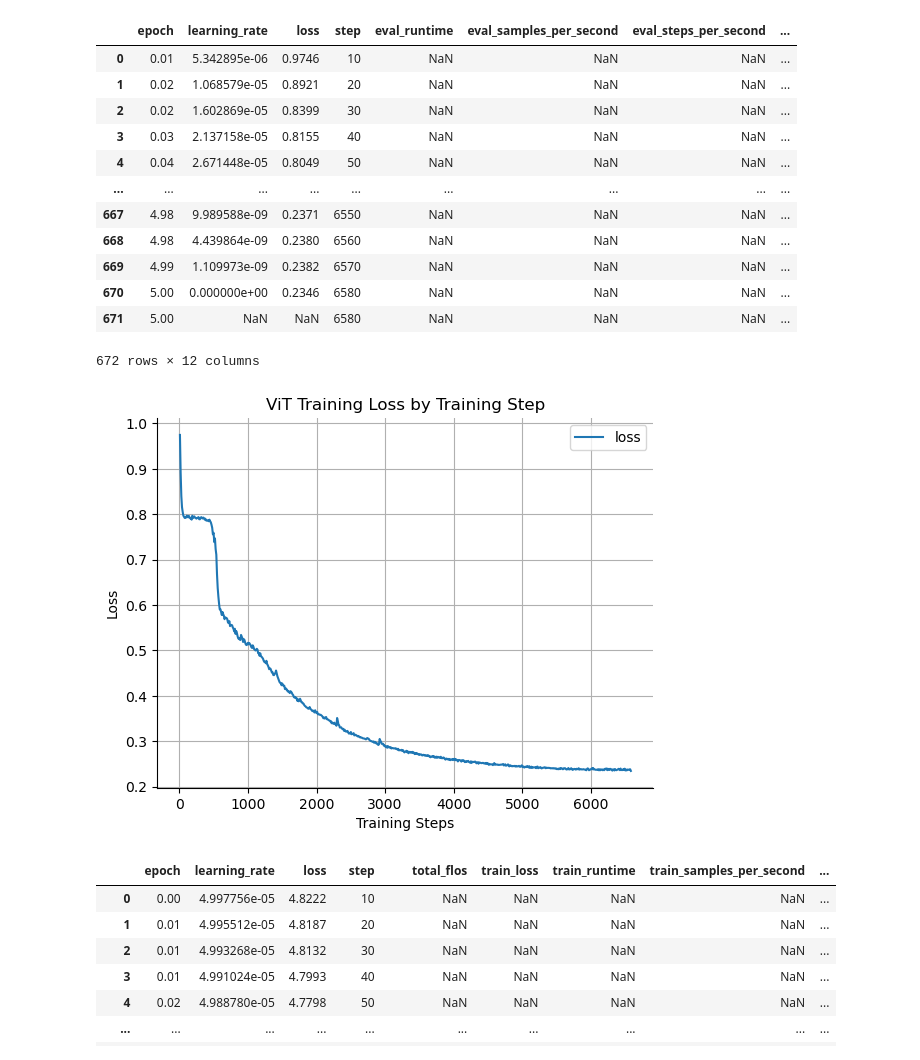
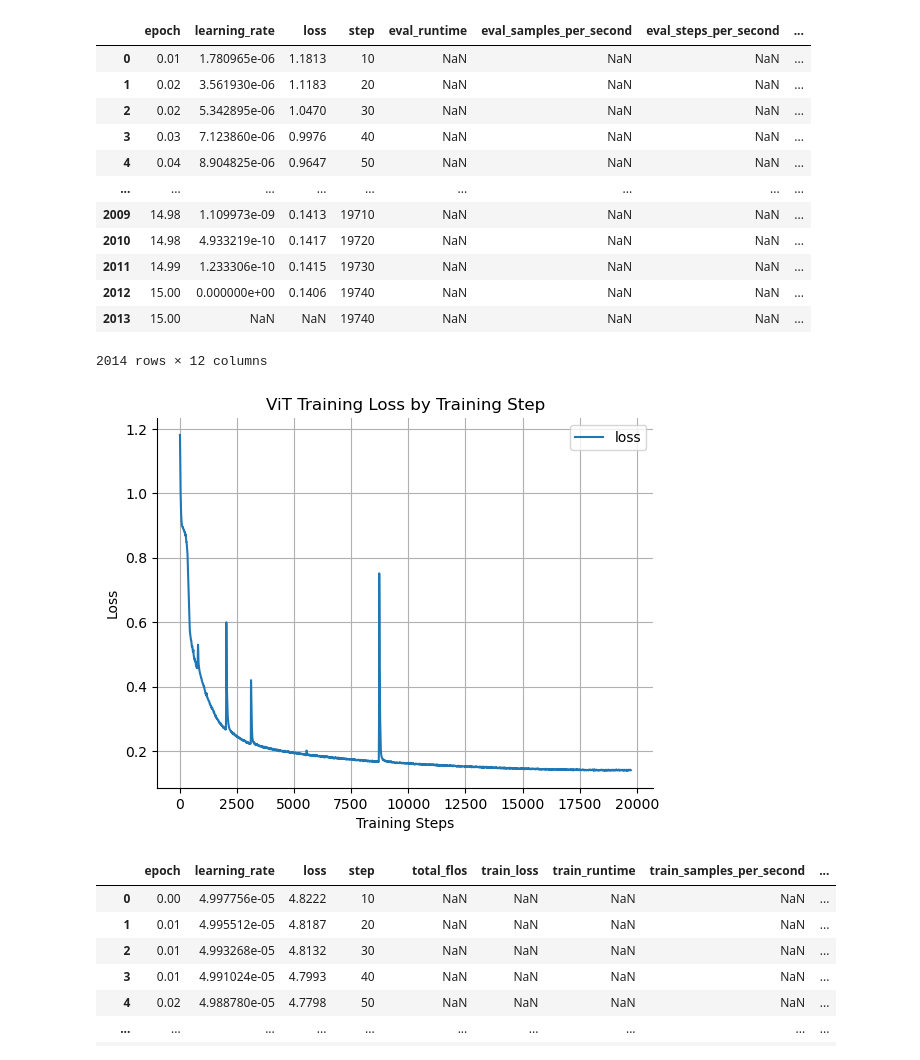
Before and after one commit to jamorr/football2text, a Jupyter notebook: testing/plot_loss.ipynb, the cells around one changed output. Cells and saved outputs as stored; diff of their text form; code cells hidden in the pictures.

```diff
--- a/testing/plot_loss.ipynb
+++ b/testing/plot_loss.ipynb
@@ -18,22 +18,22 @@ def plot_loss(loss_path:str|pathlib.Path, title:str, include:tuple[str, ...]=("l
     plt.ylabel("Loss")
     plt.grid()
 # %%
-plot_loss("/media/jj_data/models/ViT/5/trainer_state.json", "ViT Training Loss by Training Step", ("loss",))
+plot_loss("/media/jj_data/models/ViT/fixed_params/trainer_state.json", "ViT Training Loss by Training Step", ("loss",))
 # %% [output]
 |  | epoch | learning_rate | loss | step | eval_runtime | eval_samples_per_second | eval_steps_per_second | ... |
-| 0 | 0.01 | 5.342895e-06 | 0.9746 | 10 | NaN | NaN | NaN | ... |
-| 1 | 0.02 | 1.068579e-05 | 0.8921 | 20 | NaN | NaN | NaN | ... |
-| 2 | 0.02 | 1.602869e-05 | 0.8399 | 30 | NaN | NaN | NaN | ... |
-| 3 | 0.03 | 2.137158e-05 | 0.8155 | 40 | NaN | NaN | NaN | ... |
-| 4 | 0.04 | 2.671448e-05 | 0.8049 | 50 | NaN | NaN | NaN | ... |
+| 0 | 0.01 | 1.780965e-06 | 1.1813 | 10 | NaN | NaN | NaN | ... |
+| 1 | 0.02 | 3.561930e-06 | 1.1183 | 20 | NaN | NaN | NaN | ... |
+| 2 | 0.02 | 5.342895e-06 | 1.0470 | 30 | NaN | NaN | NaN | ... |
+| 3 | 0.03 | 7.123860e-06 | 0.9976 | 40 | NaN | NaN | NaN | ... |
+| 4 | 0.04 | 8.904825e-06 | 0.9647 | 50 | NaN | NaN | NaN | ... |
 | ... | ... | ... | ... | ... | ... | ... | ... | ... |
-| 667 | 4.98 | 9.989588e-09 | 0.2371 | 6550 | NaN | NaN | NaN | ... |
-| 668 | 4.98 | 4.439864e-09 | 0.2380 | 6560 | NaN | NaN | NaN | ... |
-| 669 | 4.99 | 1.109973e-09 | 0.2382 | 6570 | NaN | NaN | NaN | ... |
-| 670 | 5.00 | 0.000000e+00 | 0.2346 | 6580 | NaN | NaN | NaN | ... |
-| 671 | 5.00 | NaN | NaN | 6580 | NaN | NaN | NaN | ... |
+| 2009 | 14.98 | 1.109973e-09 | 0.1413 | 19710 | NaN | NaN | NaN | ... |
+| 2010 | 14.98 | 4.933219e-10 | 0.1417 | 19720 | NaN | NaN | NaN | ... |
+| 2011 | 14.99 | 1.233306e-10 | 0.1415 | 19730 | NaN | NaN | NaN | ... |
+| 2012 | 15.00 | 0.000000e+00 | 0.1406 | 19740 | NaN | NaN | NaN | ... |
+| 2013 | 15.00 | NaN | NaN | 19740 | NaN | NaN | NaN | ... |
-672 rows × 12 columns
+2014 rows × 12 columns
-[figure, old version]
+[figure, new version]
 # %%
 clip_train_loss_path = "/media/jj_data/models/CLIP/3/trainer_state.json"
 plot_loss("/media/jj_data/models/CLIP/3/trainer_state.json", "CLIP 3 Train Loss", ("loss",))
```
Also changed, not shown: parts of 1 cell of this notebook, 4 other files.
